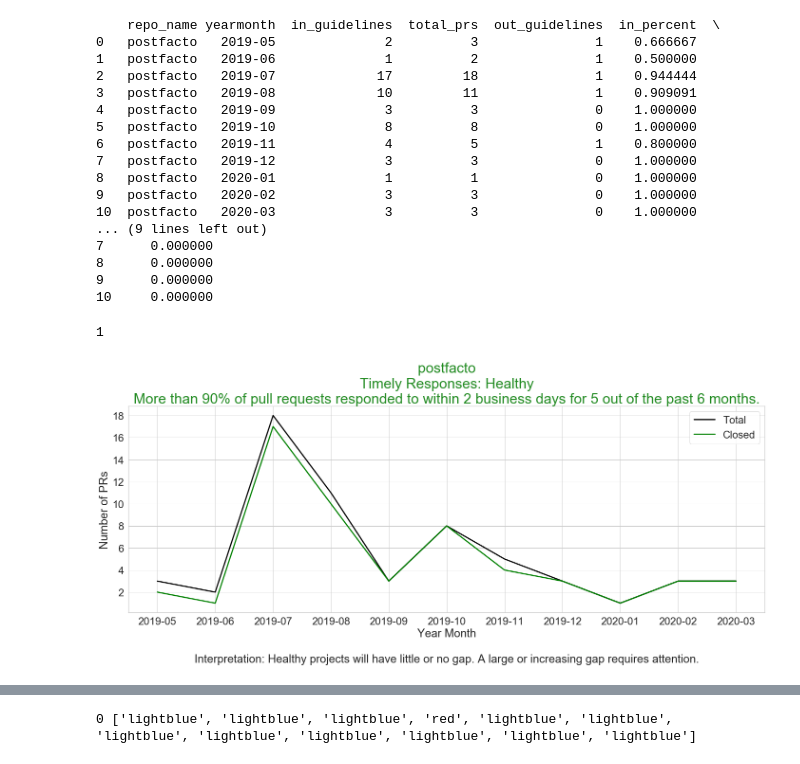
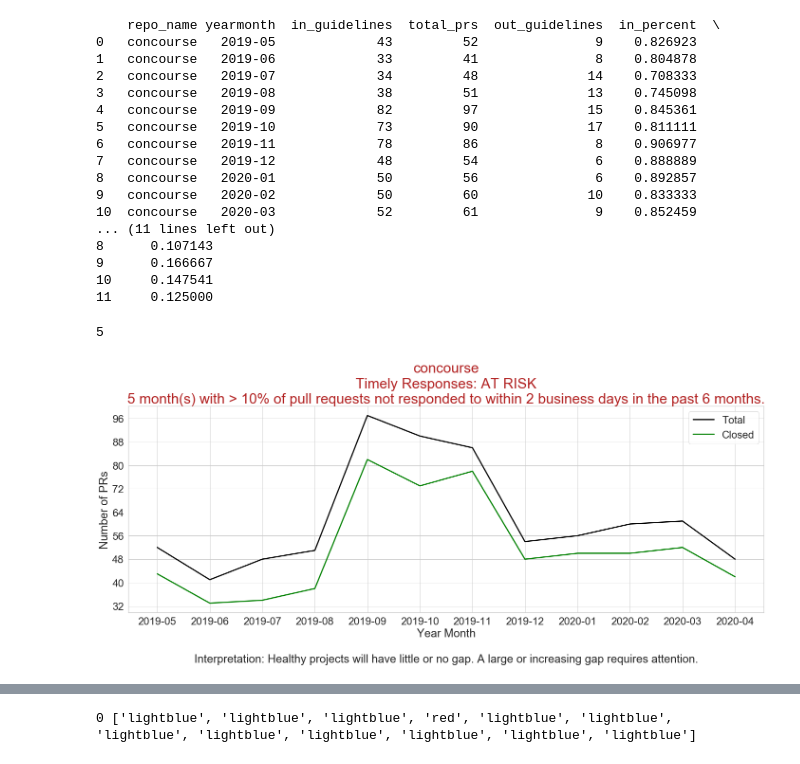
Before and after one commit to Hsingh2096/Hsingh2096, a Jupyter notebook: code/dawn_response_time_bus_days.ipynb, the cells around one changed output, grey strips where cells are left out. Drawn from its saved outputs; the diff is of its cells as text; code cells hidden in the pictures.

```diff
--- a/code/dawn_response_time_bus_days.ipynb
+++ b/code/dawn_response_time_bus_days.ipynb
@@ -46,8 +47,8 @@ print(repo_list)
 # %%
 ## List of repository IDs for the report
 #repo_dict = {25760, 25663} #spring-boot & spring-framework
-#repo_dict = {28051} # concourse
-repo_dict = {26983} #postfacto
+repo_dict = {28051} # concourse
+#repo_dict = {26983} #postfacto
 #repo_dict = {25432} #rabbitmq-server
 #repo_dict = {25663} #spring-framework
 #repo_dict = {25760} #sprint-boot
@@ -56,6 +57,7 @@ repo_dict = {26983} #postfacto
 #repo_dict = {27913} #clarity
 #repo_dict = {30000} #contour
 #repo_dict = {27940} #tern
+#repo_dict = {28044}
 # %%
 #from datetime import date
 import datetime
@@ -264,73 +273,75 @@ Name: first_response_time, dtype: datetime64[ns]
     first_response['in_percent'] = first_response['in_guidelines'] / first_response['total_prs']
     first_response['out_percent'] = first_response['out_guidelines'] / first_response['total_prs']
     print(first_response)
-
-    #for x in pr_all.iterrows():
-    #    if x[1]['first_response_time'] > x[1]['2_bus_days']:
-    #        print(x[1]['pr_created_at'], x[1]['first_response_time'], x[1]['pr_closed_at'], x[1]['diff'], x[1]['2_bus_days'])
 # %% [output]
     repo_name yearmonth  in_guidelines  total_prs  out_guidelines  in_percent  \
-0   postfacto   2019-05              2          3               1    0.666667
-1   postfacto   2019-06              1          2               1    0.500000
-2   postfacto   2019-07             17         18               1    0.944444
-3   postfacto   2019-08             10         11               1    0.909091
-4   postfacto   2019-09              3          3               0    1.000000
-5   postfacto   2019-10              8          8               0    1.000000
-6   postfacto   2019-11              4          5               1    0.800000
-7   postfacto   2019-12              3          3               0    1.000000
-8   postfacto   2020-01              1          1               0    1.000000
-9   postfacto   2020-02              3          3               0    1.000000
-10  postfacto   2020-03              3          3               0    1.000000
-... (9 lines left out)
-7      0.000000
-8      0.000000
-9      0.000000
-10     0.000000
+0   concourse   2019-05             43         52               9    0.826923
+1   concourse   2019-06             33         41               8    0.804878
+2   concourse   2019-07             34         48              14    0.708333
+3   concourse   2019-08             38         51              13    0.745098
+4   concourse   2019-09             82         97              15    0.845361
+5   concourse   2019-10             73         90              17    0.811111
+6   concourse   2019-11             78         86               8    0.906977
+7   concourse   2019-12             48         54               6    0.888889
+8   concourse   2020-01             50         56               6    0.892857
+9   concourse   2020-02             50         60              10    0.833333
+10  concourse   2020-03             52         61               9    0.852459
+... (11 lines left out)
+8      0.107143
+9      0.166667
+10     0.147541
+11     0.125000
 # %%
     #pr_sustainDF['repo_id'] = pr_sustainDF['repo_id'].map(int)
     #pr_sustainDF['yearmonth'] = pr_sustainDF['yearmonth'].map(str)
     #pr_sustainDF.set_index('repo_id', 'yearmonth')
 
     from matplotlib.ticker import MaxNLocator
+    from dateutil.relativedelta import relativedelta
 
     sns.set_style('ticks')
     sns.set(style="whitegrid", font_scale=2)
 
     fig, ax = plt.subplots()
     ax.yaxis.set_major_locator(MaxNLocator(integer=True))
+#    ax.set_xticks(range(12)) # <--- set the ticks first
+#    ax.set_xticklabels(['2019-04','2019-05','2019-06','2019-07','2019-08','2019-09','2019-10','2019-11','2019-12','2020-01','2020-02','2020-03'])
     # the size of A4 paper
     fig.set_size_inches(24, 8)
 
+
     risk_num = 0
-    m = 1
-    for percent in first_response['out_percent']:
-        if (percent > 0.10 and m > 6):
+    six_months = str(datetime.date.today() + relativedelta(months=-7))
+    for item in first_response.iterrows():
+        year_month = item[1]['yearmonth']
+        percent = item[1]['out_percent']
+        if (percent > 0.10 and year_month >= six_months):
             risk_num+=1
-        m+=1
     print(risk_num)
 
     title = repo_name + "\nTimely Responses:"
 
     if risk_num >= 2:
         title += " AT RISK\n" + str(risk_num) + " month(s) with > 10% of pull requests not responded to within 2 business days in the past 6 months."
         title_color = 'firebrick'
     else:
         title += " Healthy\nMore than 90% of pull requests responded to within 2 business days for " + str(6 - risk_num) + " out of the past 6 months."
         title_color = 'forestgreen'
 
     plottermonth = sns.lineplot(x='yearmonth', y='total_prs', data=first_response, sort=False, color='black', label='Total', linewidth=2.5)
     plottermonth = sns.lineplot(x='yearmonth', y='in_guidelines', data=first_response, sort=False, color='green', label='Closed', linewidth=2.5, linestyle='dashed').set_title(title, fontsize=30, color=title_color)
 
     plottermonthlabels = ax.set_xticklabels(first_response['yearmonth'])
+    #plottermonthlabels = ax.set_xticklabels(['2019-04','2019-05','2019-06','2019-07','2019-08','2019-09','2019-10','2019-11','2019-12','2020-01','2020-02','2020-03'])
     plottermonthlabels = ax.set_ylabel('Number of PRs')
     plottermonthlabels = ax.set_xlabel('Year Month\n\nInterpretation: Healthy projects will have little or no gap. A large or increasing gap requires attention.')
 
     #today = datetime.date.today()
     #current_year_month = str(today.year) + '-' + '{:02d}'.format(today.month)
 
     #filename = 'output/sustains_pr_' + repo_name + "_" + current_year_month + '.png'
 
     #fig.savefig(filename, bbox_inches='tight')'''
 # %% [output]
-1
+5
-[figure, old version]
+[figure, new version]
```
Also changed, not shown: parts of 5 cells of this notebook, 5 other files.
